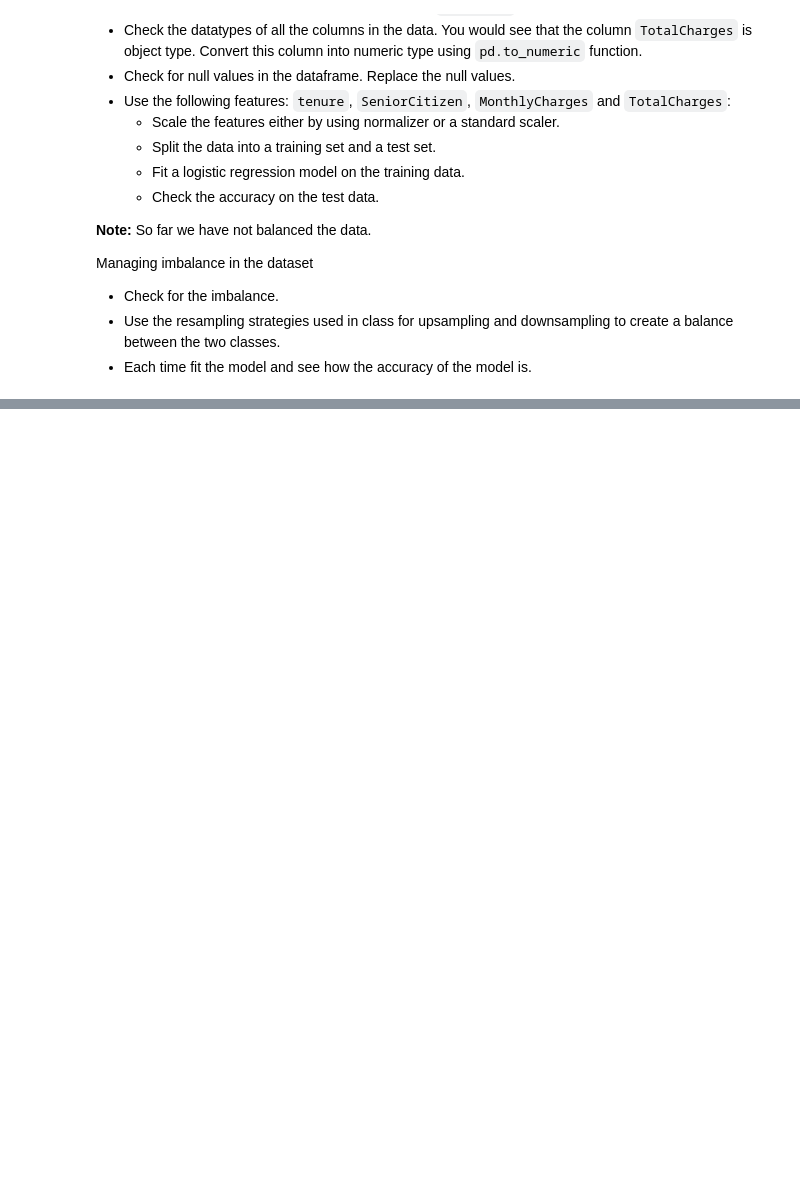
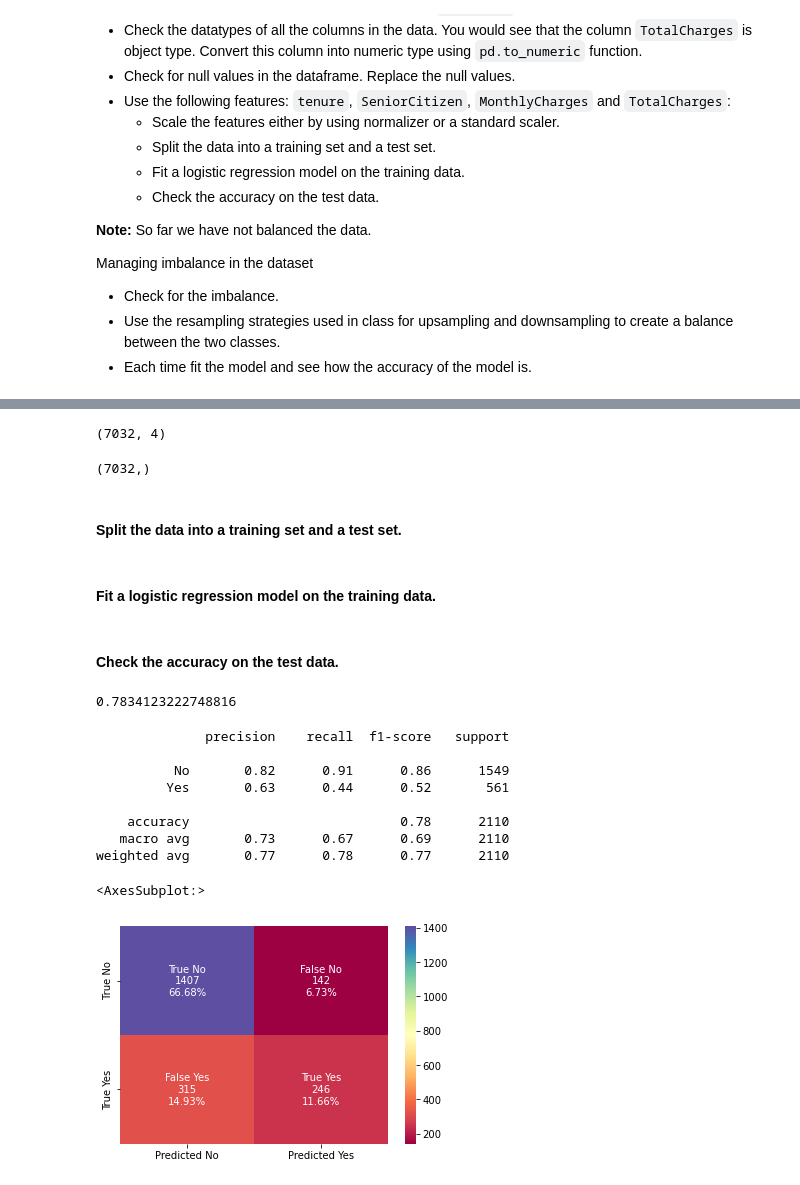
Before and after one commit to paulidl/lab-handling-data-imbalance-classification, a Jupyter notebook: lab-handling-data-imbalance-classification.ipynb, the cells around one changed output, grey strips where cells are left out. Cells and saved outputs as stored; diff of their text form; code cells hidden in the pictures; blank space fills up the shorter version.

```diff
--- a/lab-handling-data-imbalance-classification.ipynb
+++ b/lab-handling-data-imbalance-classification.ipynb
@@ -29,0 +196,54 @@ Managing imbalance in the dataset
+# %%
+# Combining scaled numerical data and encoded categorical data
+discretes.reset_index(drop=True, inplace=True)
+continuous.reset_index(drop=True, inplace=True)
+
+X = pd.concat([discretes, continuous], axis=1)
+X.shape
+# %% [output]
+(7032, 4)
+# %%
+y = churnData['Churn']
+y.shape
+# %% [output]
+(7032,)
+# %% [markdown]
+#### Split the data into a training set and a test set.
+# %%
+X_train, X_test, y_train, y_test = train_test_split(X, y, test_size=0.3, random_state=42)
+# %% [markdown]
+#### Fit a logistic regression model on the training data.
+# %%
+model = LogisticRegression(random_state=0, solver='lbfgs', multi_class='ovr').fit(X_train, y_train)
+predictions = model.predict(X_test)
+# %% [markdown]
+#### Check the accuracy on the test data.
+# %%
+# Accuracy on the test data
+model.score(X_test, y_test)
+# %% [output]
+0.7834123222748816
+# %%
+pred_test = model.predict(X_test)
+print(classification_report(y_test, pred_test))
+
+# Confusion Matrix on test set.
+cm = confusion_matrix(y_test, pred_test)
+group_names = ['True No', 'False No', 'False Yes', 'True Yes']
+
+group_counts = ["{0:0.0f}".format(value) for value in cm.flatten()]
+group_percentages = ["{0:.2%}".format(value) for value in cm.flatten()/np.sum(cm)]
+labels = [f"{v1}\n{v2}\n{v3}" for v1, v2, v3 in zip(group_names, group_counts, group_percentages)]
+labels = np.asarray(labels).reshape(2,2)
+sns.heatmap(cm, annot=labels, fmt='', cmap='Spectral', xticklabels=["Predicted No", "Predicted Yes"], yticklabels=[" True No", "True Yes"])
+# %% [output]
+              precision    recall  f1-score   support
+
+          No       0.82      0.91      0.86      1549
+         Yes       0.63      0.44      0.52       561
+
+    accuracy                           0.78      2110
+   macro avg       0.73      0.67      0.69      2110
+weighted avg       0.77      0.78      0.77      2110
+<AxesSubplot:>
+[figure, added]
```
Also changed, not shown: parts of 38 cells of this notebook.
